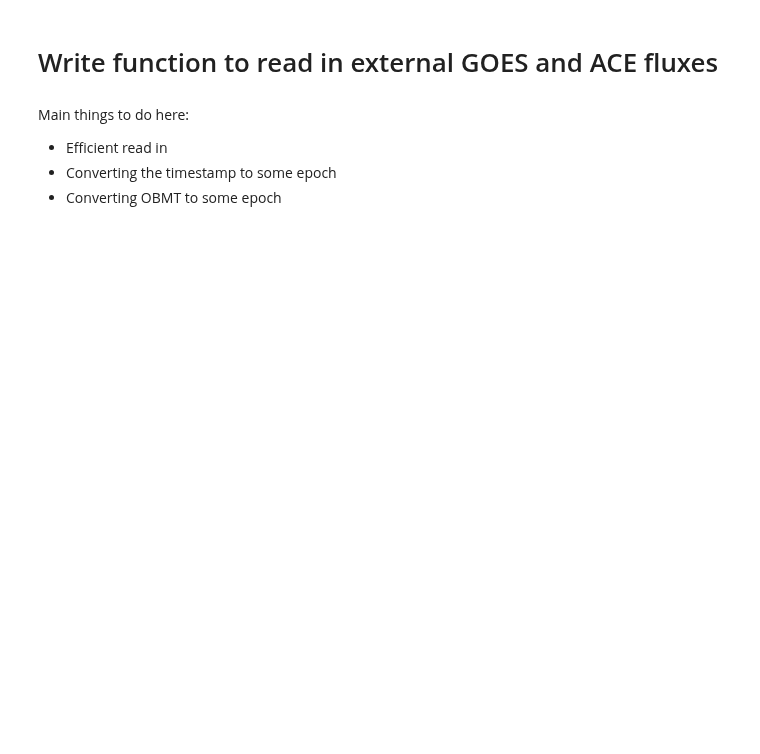
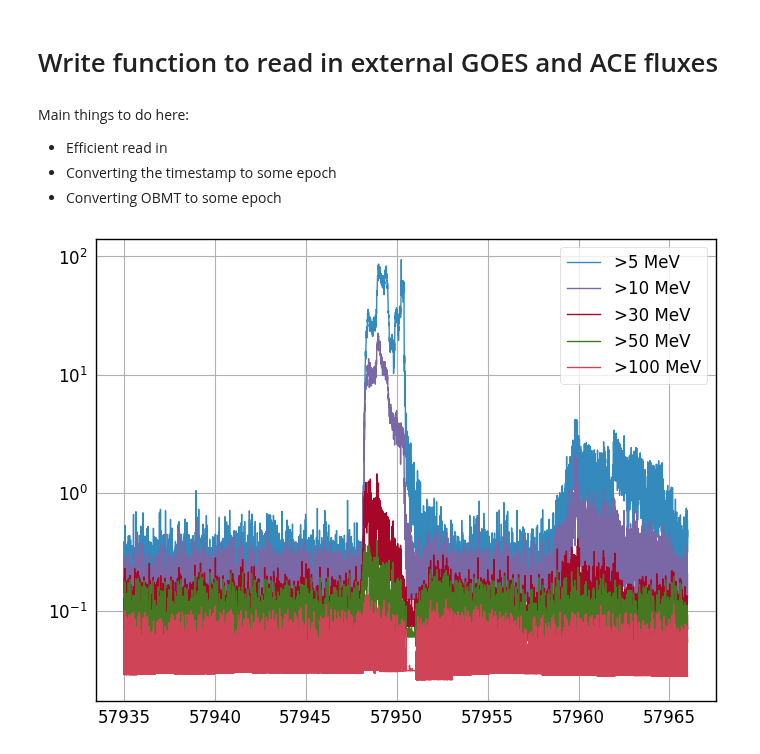
Before and after one commit to asierabreu/cosmics, a Jupyter notebook: analysis/cross-checks/read_external.ipynb, the cells around one changed output. Cells and saved outputs as stored; diff of their text form; code cells hidden in the pictures; blank space fills up the shorter version.

```diff
--- a/analysis/cross-checks/read_external.ipynb
+++ b/analysis/cross-checks/read_external.ipynb
@@ -14,14 +14,6 @@ matplotlib.rc_file("../../templates/matplotlibrc")
 import matplotlib.pyplot as plt
 %matplotlib inline
 from matplotlib.colors import LogNorm
-# %%
-from astropy.time import Time
-
-source = test[0][0]
-t = source[:-2] + ':' + source[-2:] + ':00'
-
-t1 = Time(t, format='isot', scale='utc')
-#print(t)
 # %%
 def read_flux_external(filenames):
     """
@@ -63,3 +55,20 @@ def OBMT_apyTime(obmt_in):
     out.format = 'isot' # may not matter
 
     return out
+# %%
+t_ace, f_ace = read_flux_external(['../../datasets/external/ACE/ACE_2017-07.txt'])
+valid_ace = f_ace[0]>0
+
+t_goes, f_goes = read_flux_external(['../../datasets/external/GOES/GOES_2017-07.txt'])
+valid_goes = f_goes[0]>0
+# %%
+#plt.plot(t_goes.mjd[valid_goes], f_goes[0][valid_goes], label='>1 MeV')
+plt.plot(t_goes.mjd[valid_goes], f_goes[1][valid_goes], label='>5 MeV')
+plt.plot(t_goes.mjd[valid_goes], f_goes[2][valid_goes], label='>10 MeV')
+plt.plot(t_goes.mjd[valid_goes], f_goes[3][valid_goes], label='>30 MeV')
+plt.plot(t_goes.mjd[valid_goes], f_goes[4][valid_goes], label='>50 MeV')
+plt.plot(t_goes.mjd[valid_goes], f_goes[5][valid_goes], label='>100 MeV')
+plt.legend(loc='best')
+plt.yscale('log')
+# %% [output]
+[figure, added]
```
Also changed, not shown: parts of 5 cells of this notebook, 10 other files.
